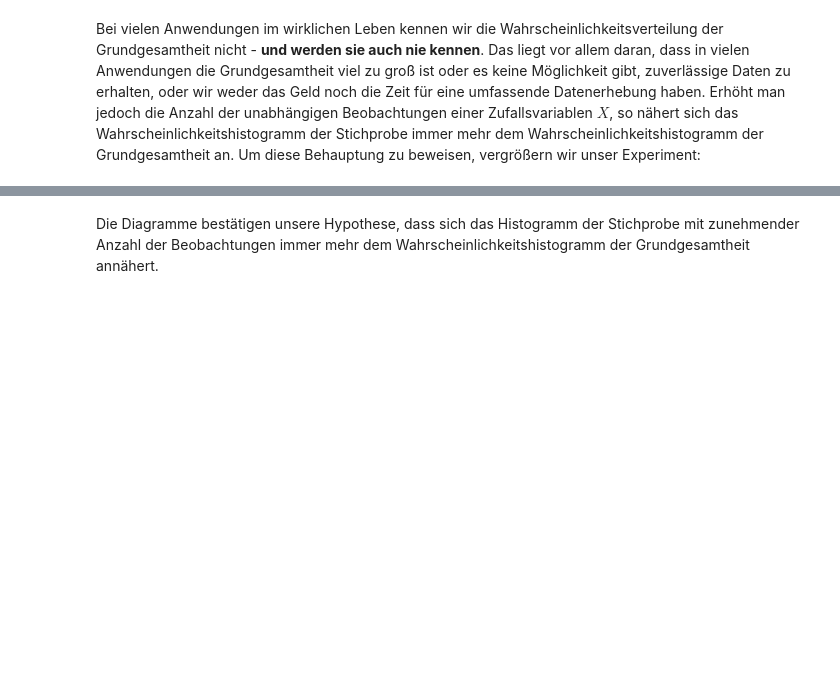
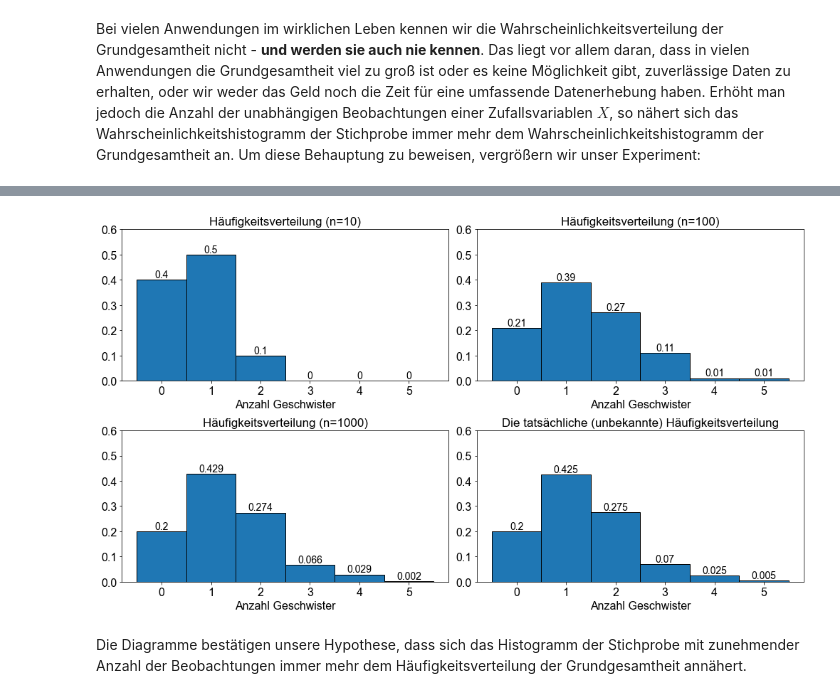
Before and after one commit to ixianslab/srh-data-science, a Jupyter notebook: notebooks/Kapitel02/22_Diskrete Zufallsvariablen - ein Beispiel ver17.ipynb, the cells around one changed output, grey strips where cells are left out. Saved outputs shown, nothing was run; the diff lists cells and outputs as text; code cells hidden in the pictures; blank space fills up the shorter version.

```diff
--- a/notebooks/Kapitel02/22_Diskrete Zufallsvariablen - ein Beispiel ver17.ipynb
+++ b/notebooks/Kapitel02/22_Diskrete Zufallsvariablen - ein Beispiel ver17.ipynb
@@ -133,14 +99,0 @@ p_ges = [0.2,0.425,0.275,0.07,0.025,0.005]
-# %%
-order = [10,100,1000]
-fig, ax = plt.subplots(figsize=(16, 22),ncols=2, nrows=2,sharey = True)
-ax = np.ravel(ax)
-for e,i in enumerate(order):
-
-
-    ax[e].bar(x, sample(Total2,i), edgecolor='k',width=1.0)
-    ax[e].set_title('zufällige Stichprobe n = %i' % i)
-    ax[e].set_xlabel('Geschwister')
-    ax[e].set_ylabel('Wahrscheinlichkeit')
-
-
-    ax[e].legend();
@@ -188,2 +100,42 @@ plt.tight_layout()
+# %%
+_prob_experiment = (0.2, 0.425, 0.275, 0.07, 0.025, 0.005)
+
+trialsize = [10, 100, 1000]
+siblings = [0, 1, 2, 3, 4, 5]
+np.random.seed(1)
+fig, ax = plt.subplots(nrows=2, ncols=2, figsize=(14, 8))
+ax = np.ravel(ax)
+for e, n in enumerate(trialsize):
+    trial = np.random.choice(
+        range(len(_prob_experiment)), size=n, replace=True, p=_prob_experiment
+    )
+    unique_elements, counts_elements = np.unique(trial, return_counts=True)
+    counts = dict(zip(unique_elements, counts_elements / n))
+    df = pd.DataFrame.from_dict(counts, orient="index", columns=["frequency"])
+    df = df.reindex(siblings).fillna(0)
+    ax[e].bar(
+        df.index,
+        df.frequency,
+        width=1.0,
+        edgecolor="k",
+    )
+    ax[e].bar_label(ax[e].containers[0], label_type="edge", size=14)
+    ax[e].set_title(f"Häufigkeitsverteilung (n={n})")
+
+ax[3].bar(
+    siblings,
+    _prob_experiment,
+    width=1.0,
+    edgecolor="k",
+)
+ax[3].bar_label(ax[3].containers[0], label_type="edge", size=14)
+ax[3].set_title(f"Die tatsächliche (unbekannte) Häufigkeitsverteilung")
+
+for _ax in ax:
+    _ax.set_ylim(0, 0.6)
+    _ax.set_xlabel("Anzahl Geschwister")
+fig.tight_layout()
+# %% [output]
+[figure, added]
 # %% [markdown]
-Die Diagramme bestätigen unsere Hypothese, dass sich das Histogramm der Stichprobe mit zunehmender Anzahl der Beobachtungen immer mehr dem Wahrscheinlichkeitshistogramm der Grundgesamtheit annähert.
+Die Diagramme bestätigen unsere Hypothese, dass sich das Histogramm der Stichprobe mit zunehmender Anzahl der Beobachtungen immer mehr dem Häufigkeitsverteilung der Grundgesamtheit annähert.
```
Also changed, not shown: parts of 12 cells of this notebook, 9 other files.
